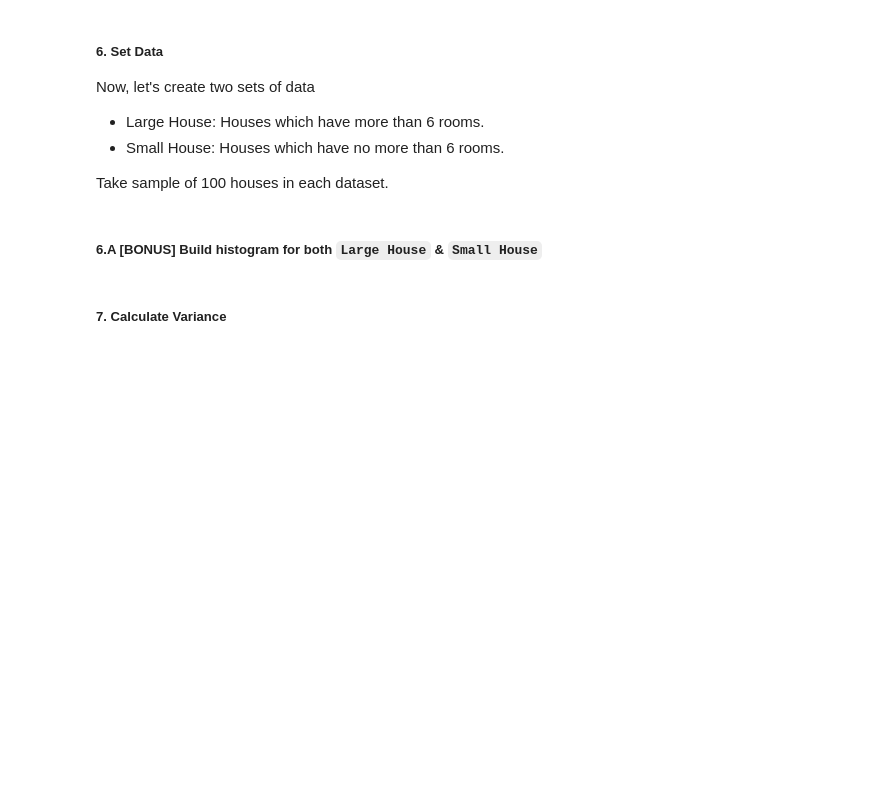
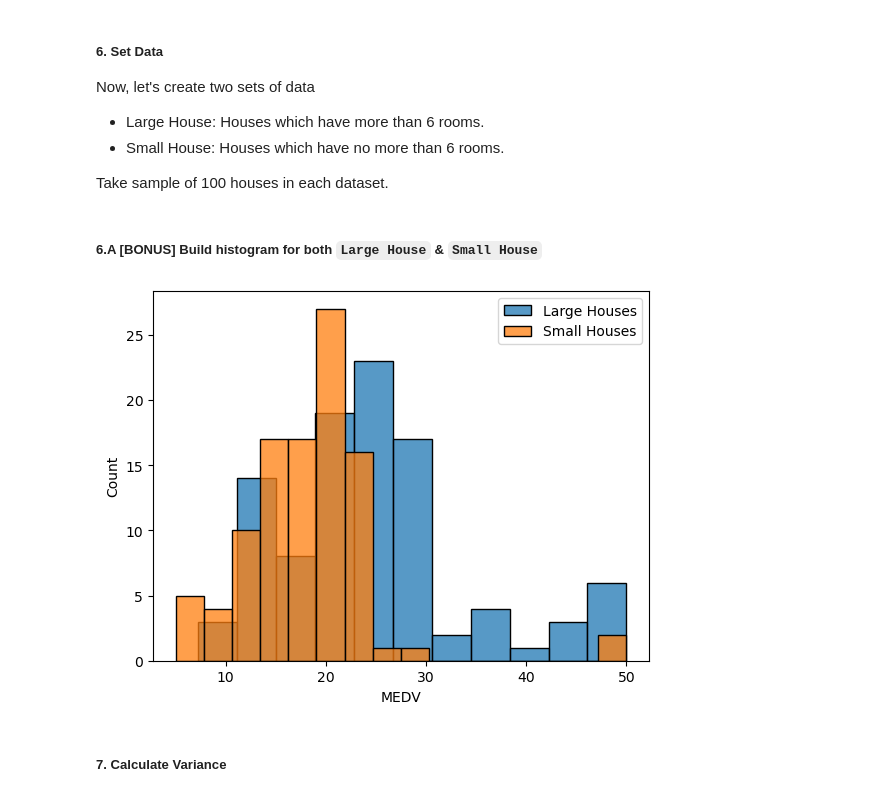
Before and after one commit to ginlic/IOD, a Jupyter notebook: Module 2/Labs/IOD_Lab-2_2_2.ipynb, the cells around one changed output. Cells and saved outputs as stored; diff of their text form; code cells hidden in the pictures; blank space fills up the shorter version.

```diff
--- a/Module 2/Labs/IOD_Lab-2_2_2.ipynb
+++ b/Module 2/Labs/IOD_Lab-2_2_2.ipynb
@@ -108,2 +122,7 @@ Take sample of 100 houses in each dataset.
+# %%
+# ANSWER
+N = 100
+large = data[data['RM'] > 6]['MEDV'].sample(N)
+small = data[data['RM'] <= 6]['MEDV'].sample(N)
 # %% [markdown]
 ##### 6.A [BONUS] Build histogram for both `Large House` & `Small House`
@@ -112,3 +129,11 @@ Take sample of 100 houses in each dataset.
+# %%
+# ANSWER
+sns.histplot(data=large, label="Large Houses")
+sns.histplot(data=small, label="Small Houses")
+plt.legend()
+plt.show()
+# %% [output]
+[figure, added]
 # %% [markdown]
 ##### 7. Calculate Variance
 # %% [markdown]
```
Also changed, not shown: parts of 22 cells of this notebook.
